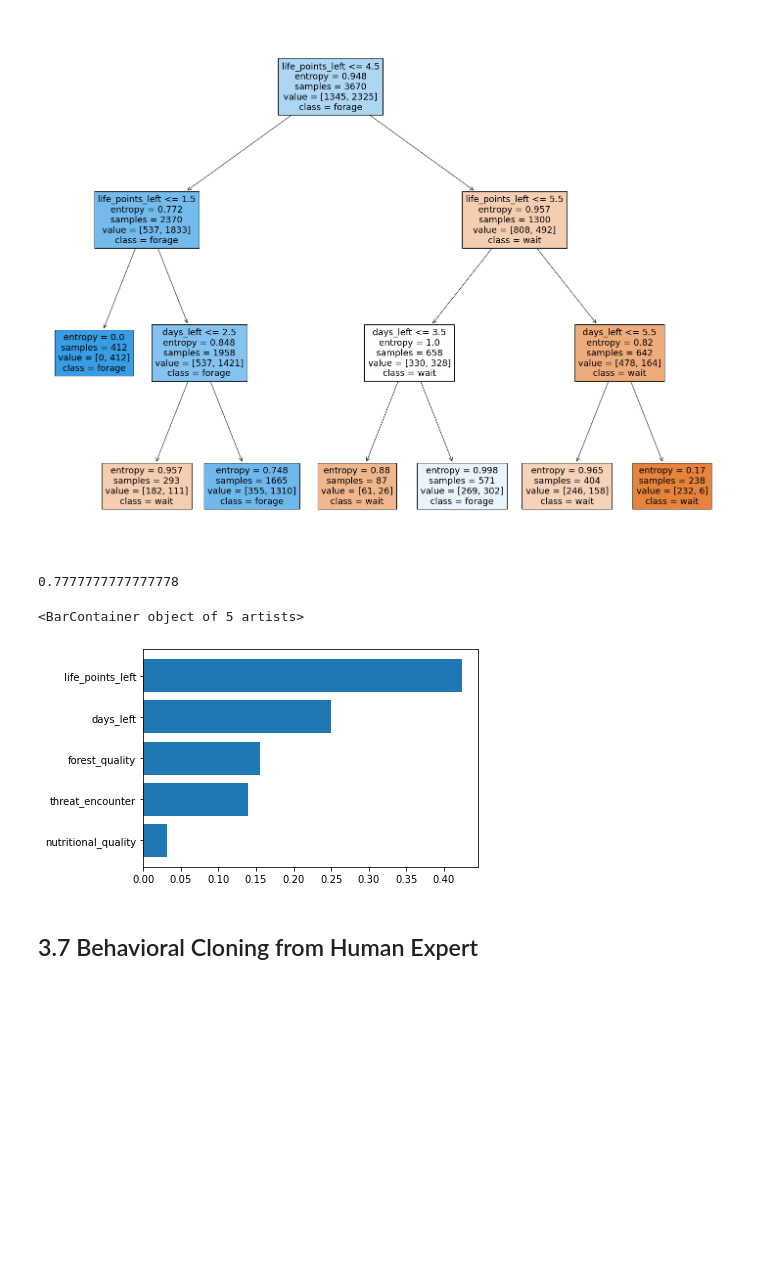
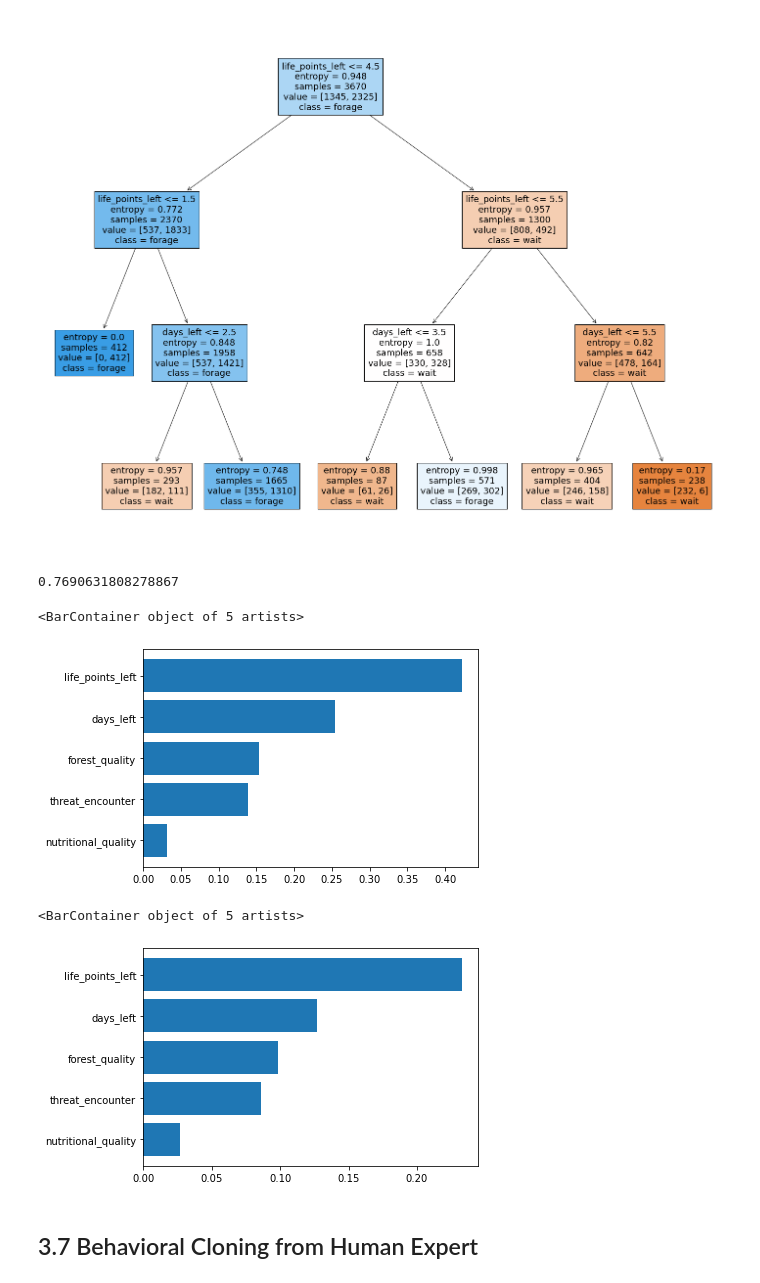
Before and after one commit to faizankshaikh/ForaGym, a Jupyter notebook: examples/trial1_foragymWithThreat.ipynb, the cells around one changed output. Saved outputs shown, nothing was run; the diff lists cells and outputs as text; code cells hidden in the pictures; blank space fills up the shorter version.

Commit message:
add shap

```diff
--- a/examples/trial1_foragymWithThreat.ipynb
+++ b/examples/trial1_foragymWithThreat.ipynb
@@ -594,13 +718,21 @@ len(trajectories)
 # %% [output]
 4588
 # %%
-feature_names = ["days_left", "life_points_left", "forest_quality", "threat_encounter", "nutritional_quality"]
+feature_names = [
+    "days_left",
+    "life_points_left",
+    "forest_quality",
+    "threat_encounter",
+    "nutritional_quality",
+]
 target_names = ["wait", "forage"]
 
-X = trajectories.obs.copy()
+X = np.squeeze(trajectories.obs.copy(), axis=1)
 y = trajectories.acts.copy()
 
-X_train, X_test, y_train, y_test = train_test_split(X, y, test_size=0.2, random_state=42)
+X_train, X_test, y_train, y_test = train_test_split(
+    X, y, test_size=0.2, random_state=42
+)
 # %%
 clf = DecisionTreeClassifier(random_state=42, max_depth=3, criterion="entropy")
 model = clf.fit(X_train, y_train)
@@ -628,12 +759,25 @@ rf = RandomForestClassifier(n_estimators=1000)
 model = rf.fit(X_train, y_train)
 model.score(X_test, y_test)
 # %% [output]
-0.7777777777777778
+0.7690631808278867
 # %%
 sorted_idx = model.feature_importances_.argsort()
 plt.barh(np.array(feature_names)[sorted_idx], model.feature_importances_[sorted_idx])
 # %% [output]
 <BarContainer object of 5 artists>
-[figure, old version]
+[figure, new version]
+# %%
+sample = X_test[:10]
+
+explainer = shap.KernelExplainer(model.predict, sample)
+rf_shap_values = explainer.shap_values(sample)
+# %%
+shap_values = np.mean(np.abs(rf_shap_values), axis=0)
+sorted_idx = shap_values.argsort()
+# %%
+plt.barh(np.array(feature_names)[sorted_idx], shap_values[sorted_idx])
+# %% [output]
+<BarContainer object of 5 artists>
+[figure, added]
 # %% [markdown]
 ## 3.7 Behavioral Cloning from Human Expert
```
Also changed, not shown: parts of 39 cells of this notebook, 1 other file.
